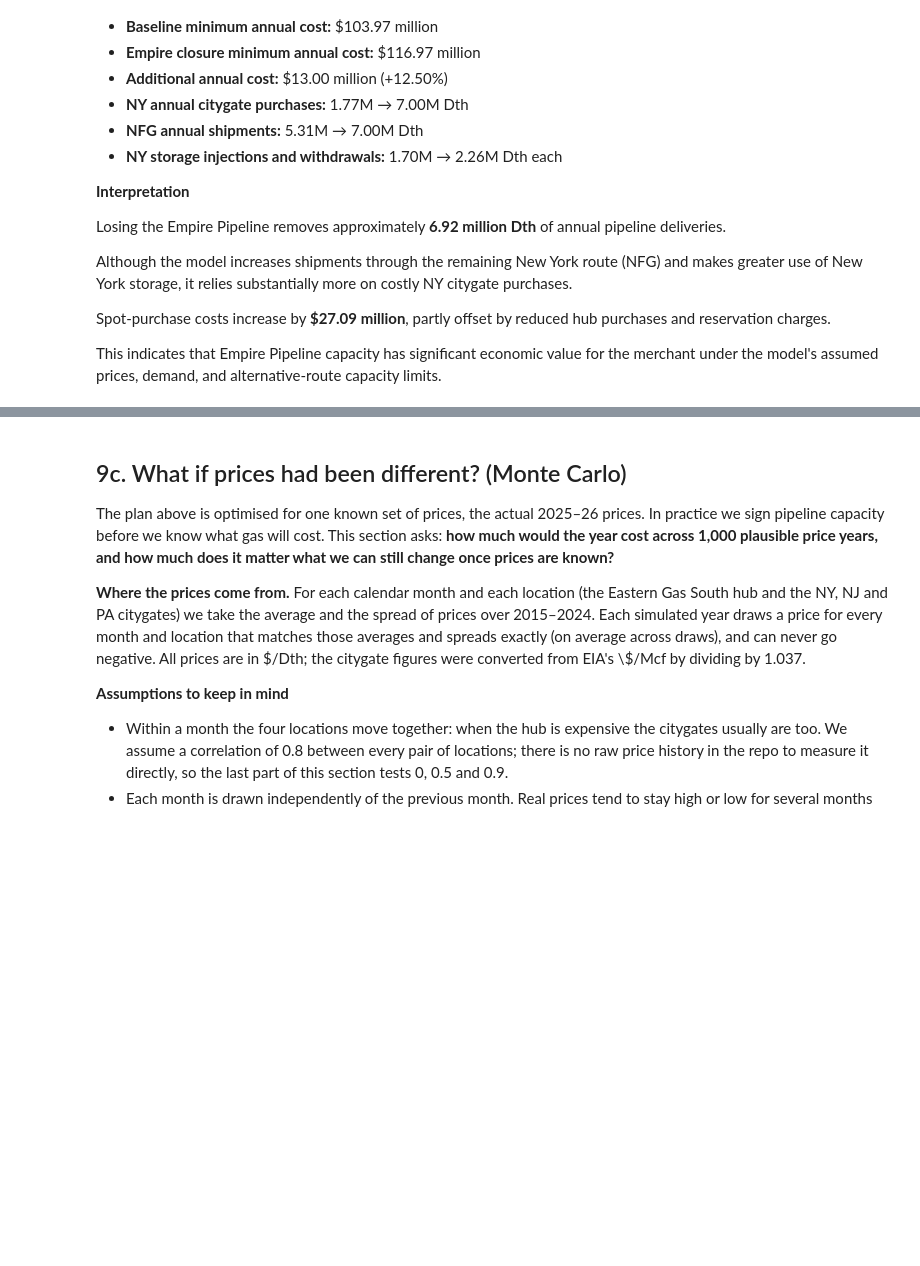
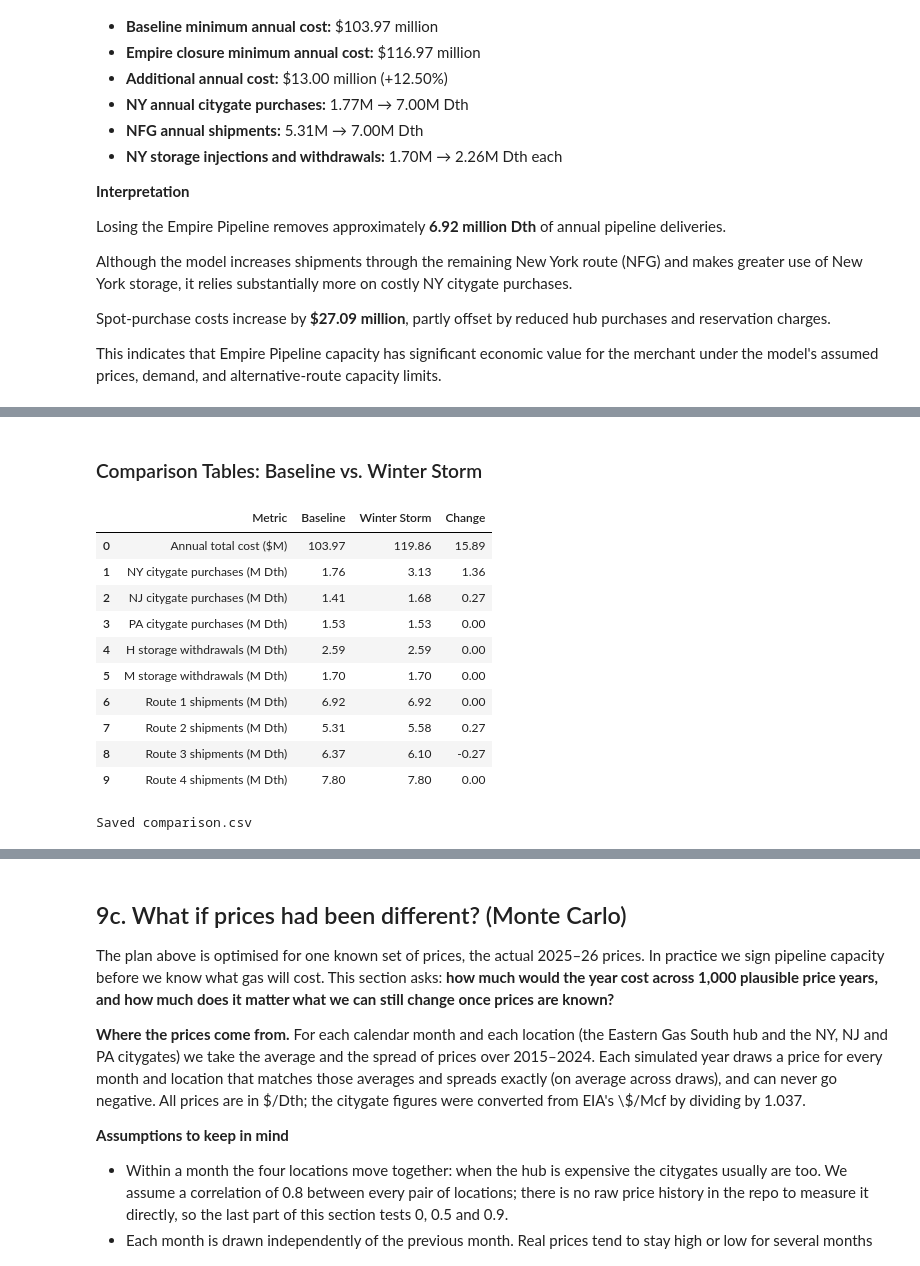
Before and after one commit to robjiakai/MidAtlanticGasMerchant, a Jupyter notebook: run_model.ipynb, the cells around one changed output, grey strips where cells are left out. Cells and saved outputs as stored; diff of their text form; code cells hidden in the pictures; blank space fills up the shorter version.

```diff
--- a/run_model.ipynb
+++ b/run_model.ipynb
@@ -697,0 +824,73 @@ This indicates that Empire Pipeline capacity has significant economic value for
+# %% [markdown]
+### Comparison Tables: Baseline vs. Winter Storm
+# %%
+
+# 9b2 — Comparison Tables
+
+STORM_OUT = Path("outputs/09b2_winter_storm")
+STORM_OUT.mkdir(parents=True, exist_ok=True)
+
+T = list(base_data["T"])
+J = list(base_data["J"])
+L = list(base_data["L"])
+F = list(base_data["F"])
+
+def annual_total(sol, variable, keys):
+    return sum(sol[variable][key] for key in keys)
+
+rows = [{
+    "Metric": "Annual total cost ($M)",
+    "Baseline": base_cost / 1e6,
+    "Winter Storm": storm_cost / 1e6
+}]
+
+for j in J:
+    keys = [(j, t) for t in T]
+    rows.append({
+        "Metric": f"{j} citygate purchases (M Dth)",
+        "Baseline": annual_total(base_sol, "u", keys) / 1e6,
+        "Winter Storm": annual_total(storm_sol, "u", keys) / 1e6
+    })
+
+for f in F:
+    keys = [(f, t) for t in T]
+    rows.append({
+        "Metric": f"{f} storage withdrawals (M Dth)",
+        "Baseline": annual_total(base_sol, "qout", keys) / 1e6,
+        "Winter Storm": annual_total(storm_sol, "qout", keys) / 1e6
+    })
+
+for l in L:
+    keys = [(l, t) for t in T]
+    rows.append({
+        "Metric": f"Route {l} shipments (M Dth)",
+        "Baseline": annual_total(base_sol, "s", keys) / 1e6,
+        "Winter Storm": annual_total(storm_sol, "s", keys) / 1e6
+    })
+
+comparison = pd.DataFrame(rows)
+comparison["Change"] = (
+    comparison["Winter Storm"] - comparison["Baseline"]
+)
+
+display(comparison.round(3))
+
+comparison.to_csv(
+    STORM_OUT / "comparison.csv",
+    index=False
+)
+
+print("Saved comparison.csv")
+# %% [output]
+|  | Metric | Baseline | Winter Storm | Change |
+| 0 | Annual total cost ($M) | 103.97 | 119.86 | 15.89 |
+| 1 | NY citygate purchases (M Dth) | 1.76 | 3.13 | 1.36 |
+| 2 | NJ citygate purchases (M Dth) | 1.41 | 1.68 | 0.27 |
+| 3 | PA citygate purchases (M Dth) | 1.53 | 1.53 | 0.00 |
+| 4 | H storage withdrawals (M Dth) | 2.59 | 2.59 | 0.00 |
+| 5 | M storage withdrawals (M Dth) | 1.70 | 1.70 | 0.00 |
+| 6 | Route 1 shipments (M Dth) | 6.92 | 6.92 | 0.00 |
+| 7 | Route 2 shipments (M Dth) | 5.31 | 5.58 | 0.27 |
+| 8 | Route 3 shipments (M Dth) | 6.37 | 6.10 | -0.27 |
+| 9 | Route 4 shipments (M Dth) | 7.80 | 7.80 | 0.00 |
+Saved comparison.csv
```
Also changed, not shown: parts of 10 cells of this notebook.
